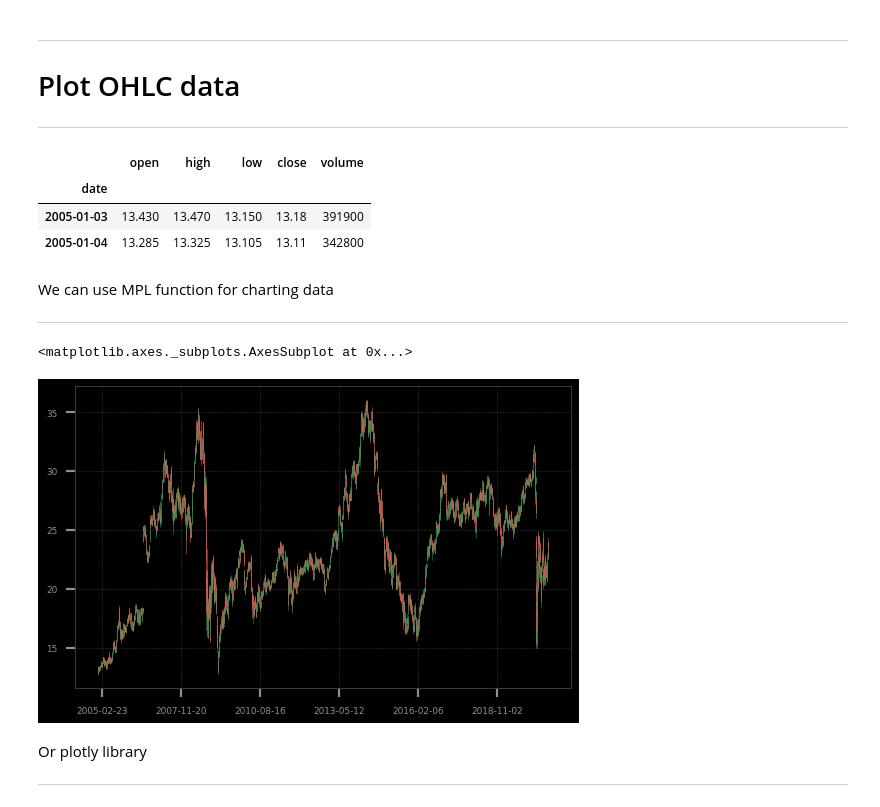
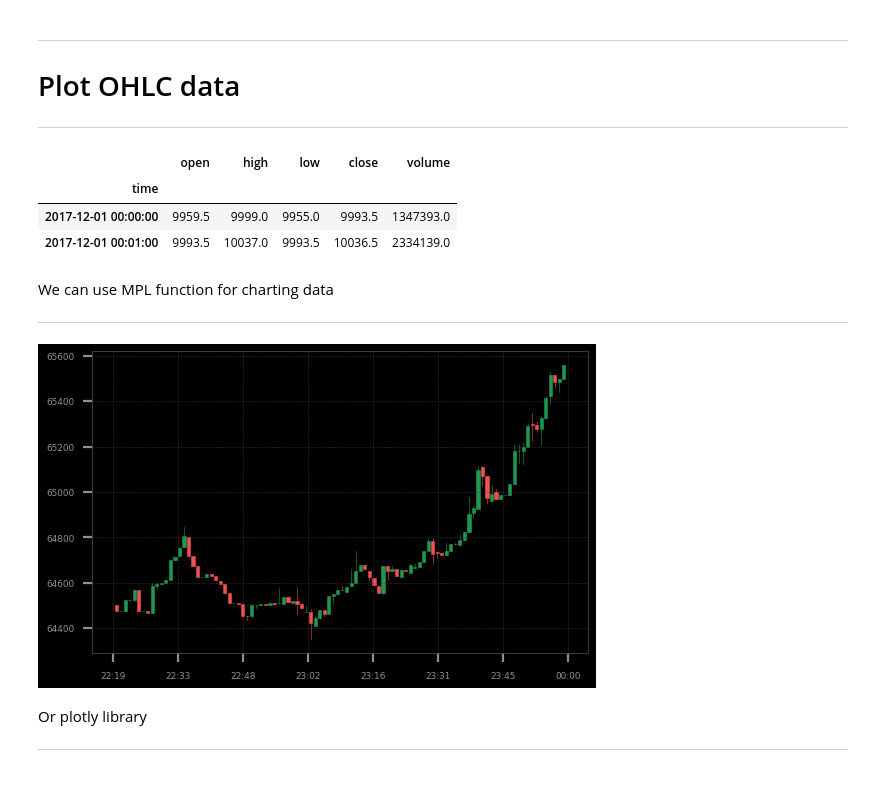
Before and after one commit to appliedalphacom/AppliedAlphaIntro, a Jupyter notebook: 0. Intro.ipynb, the cells around one changed output. Saved outputs shown, nothing was run; the diff lists cells and outputs as text; code cells hidden in the pictures.

```diff
--- a/0. Intro.ipynb
+++ b/0. Intro.ipynb
@@ -224,21 +235,20 @@ FigureWidget({
 
 <hr/>
 # %%
-p_data = z_ld('nyse::MDU_d')
+p_data = z_ld('m1/BITMEXH:XBTUSD')
 p_data.head(2)
 # %% [output]
 |  | open | high | low | close | volume |
-| date |  |  |  |  |  |
-| 2005-01-03 | 13.430 | 13.470 | 13.150 | 13.18 | 391900 |
-| 2005-01-04 | 13.285 | 13.325 | 13.105 | 13.11 | 342800 |
+| time |  |  |  |  |  |
+| 2017-12-01 00:00:00 | 9959.5 | 9999.0 | 9955.0 | 9993.5 | 1347393.0 |
+| 2017-12-01 00:01:00 | 9993.5 | 10037.0 | 9993.5 | 10036.5 | 2334139.0 |
 # %% [markdown]
 We can use MPL function for charting data
 <hr/>
 # %%
-ohlc_plot(p_data);
+ohlc_plot(p_data[-100:]);
 # %% [output]
-<matplotlib.axes._subplots.AxesSubplot at 0x...>
-[figure, old version]
+[figure, new version]
 # %% [markdown]
 Or plotly library
 <hr/>
```
Also changed, not shown: parts of 15 cells of this notebook, 2 other files.
